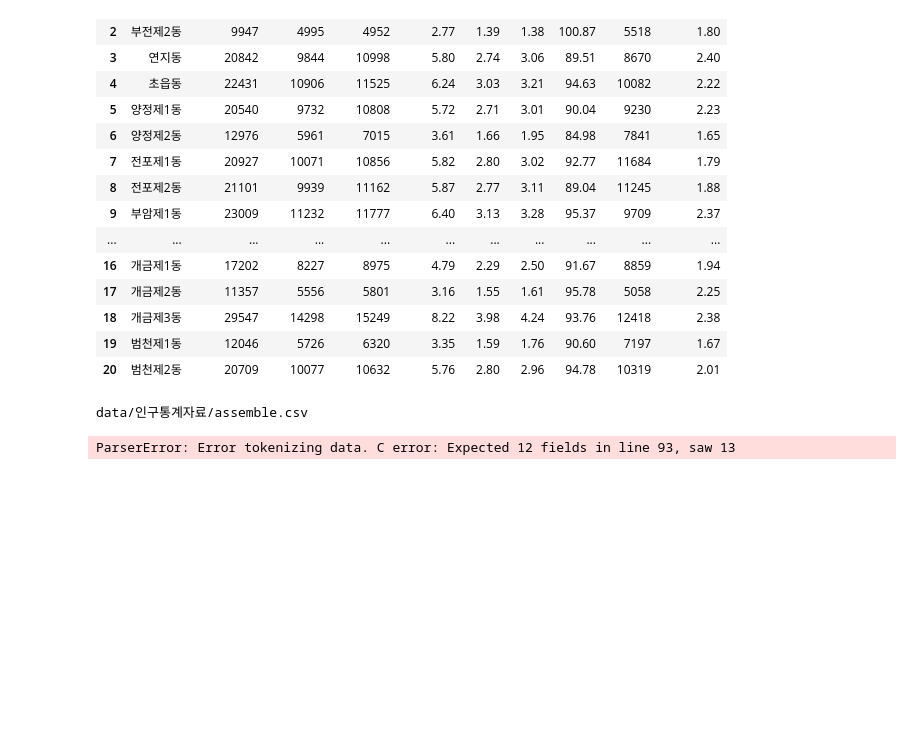
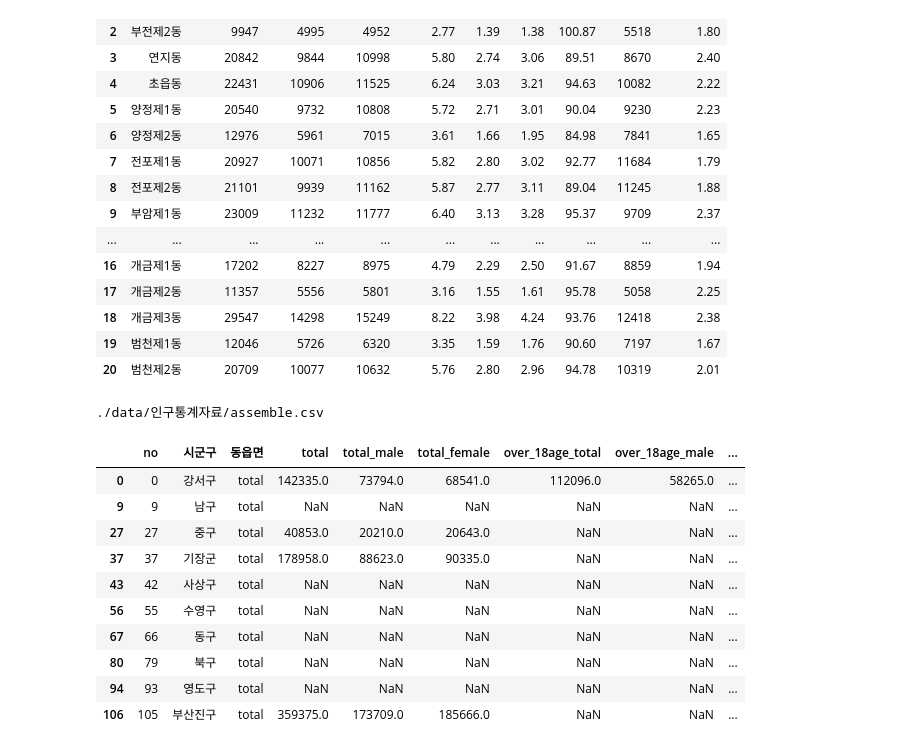
Before and after one commit to Lucky-Books/Lucky-Books-Data-Processing, a Jupyter notebook: data-preprocessing.ipynb, the cells around one changed output. Drawn from its saved outputs; the diff is of its cells as text; code cells hidden in the pictures; blank space fills up the shorter version.

```diff
--- a/data-preprocessing.ipynb
+++ b/data-preprocessing.ipynb
@@ -342,13 +307,24 @@ for i in range(1, len(dir_root)):
 # %%
 import pandas as pd
 import os
 
-root = 'data/인구통계자료'
+root = './data/인구통계자료'
 path = os.path.join(root, 'assemble.csv')
 print(path)
 
 df_all = pd.read_csv(path)
-display(df_all)
+df_all.set_index('no')
+display(df_all[df_all['동읍면'] == 'total'])
 # %% [output]
-data/인구통계자료/assemble.csv
+./data/인구통계자료/assemble.csv
-ParserError: Error tokenizing data. C error: Expected 12 fields in line 93, saw 13
+|  | no | 시군구 | 동읍면 | total | total_male | total_female | over_18age_total | over_18age_male | ... |
+| 0 | 0 | 강서구 | total | 142335.0 | 73794.0 | 68541.0 | 112096.0 | 58265.0 | ... |
+| 9 | 9 | 남구 | total | NaN | NaN | NaN | NaN | NaN | ... |
+| 27 | 27 | 중구 | total | 40853.0 | 20210.0 | 20643.0 | NaN | NaN | ... |
+| 37 | 37 | 기장군 | total | 178958.0 | 88623.0 | 90335.0 | NaN | NaN | ... |
+| 43 | 42 | 사상구 | total | NaN | NaN | NaN | NaN | NaN | ... |
+| 56 | 55 | 수영구 | total | NaN | NaN | NaN | NaN | NaN | ... |
+| 67 | 66 | 동구 | total | NaN | NaN | NaN | NaN | NaN | ... |
+| 80 | 79 | 북구 | total | NaN | NaN | NaN | NaN | NaN | ... |
+| 94 | 93 | 영도구 | total | NaN | NaN | NaN | NaN | NaN | ... |
+| 106 | 105 | 부산진구 | total | 359375.0 | 173709.0 | 185666.0 | NaN | NaN | ... |
```
Also changed, not shown: parts of 9 cells of this notebook, 2 other files.
